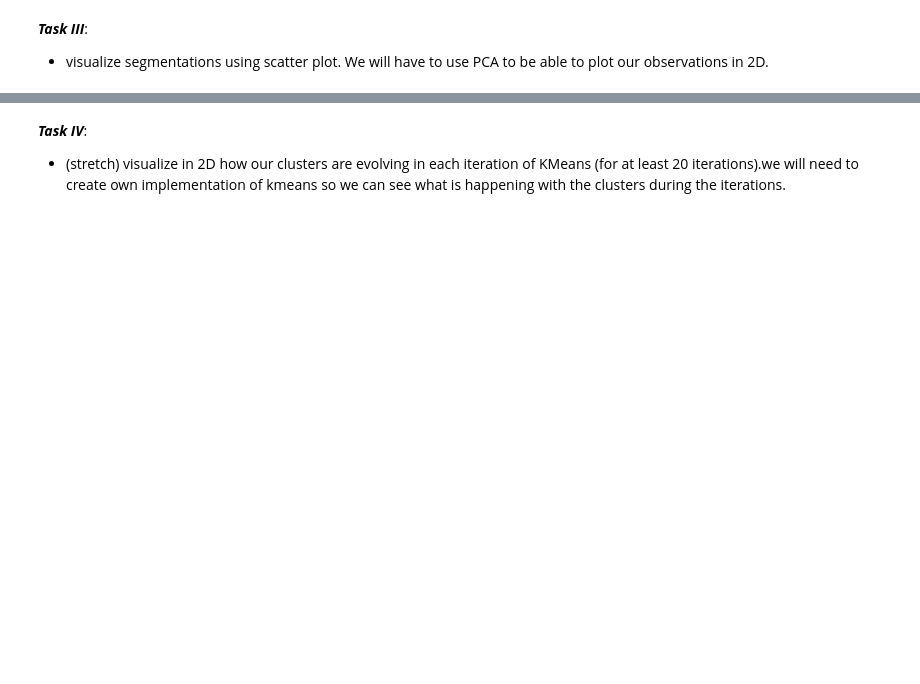
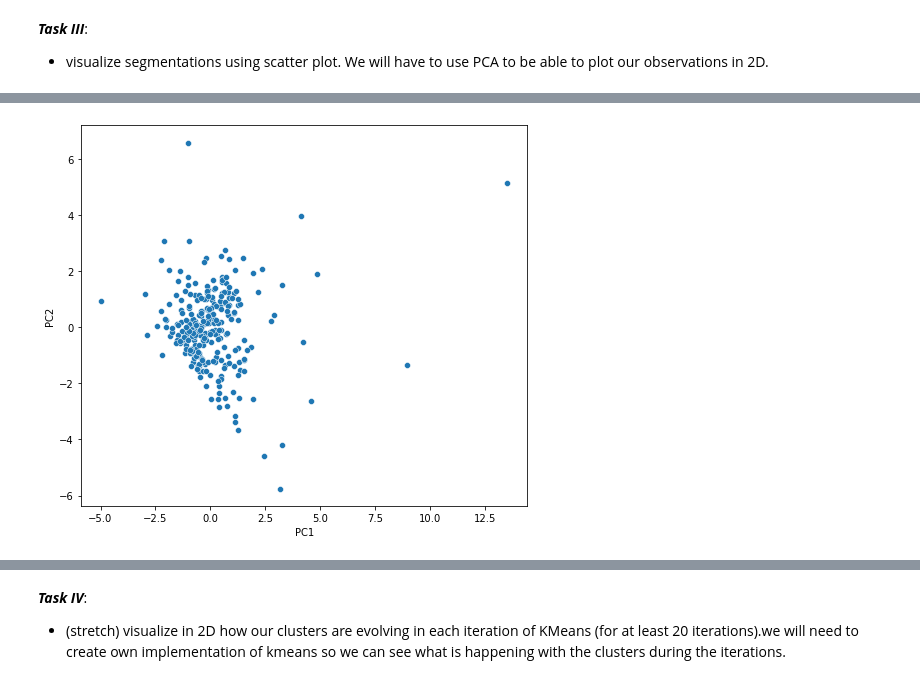
Before and after one commit to OliviaHan7/mini_project_III, a Jupyter notebook: mini-project-III.ipynb, the cells around one changed output, grey strips where cells are left out. Saved outputs shown, nothing was run; the diff lists cells and outputs as text; code cells hidden in the pictures; blank space fills up the shorter version.

```diff
--- a/mini-project-III.ipynb
+++ b/mini-project-III.ipynb
@@ -44,0 +397,7 @@ df=pd.read_csv('data/twm_checking_acct.csv',sep=';')
+# %%
+fig= sns.scatterplot(x=pca_banking[:,0], y=pca_banking[:,1])
+plt.xlabel("PC1")
+plt.ylabel("PC2")
+plt.show()
+# %% [output]
+[figure, added]
```
Also changed, not shown: parts of 67 cells of this notebook, 1 other file.
